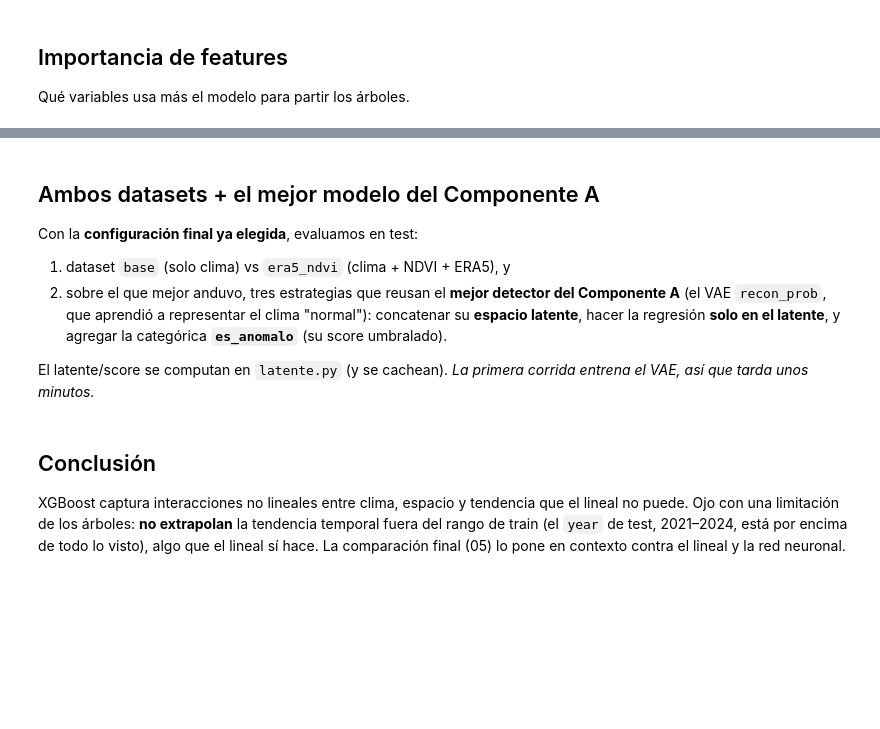
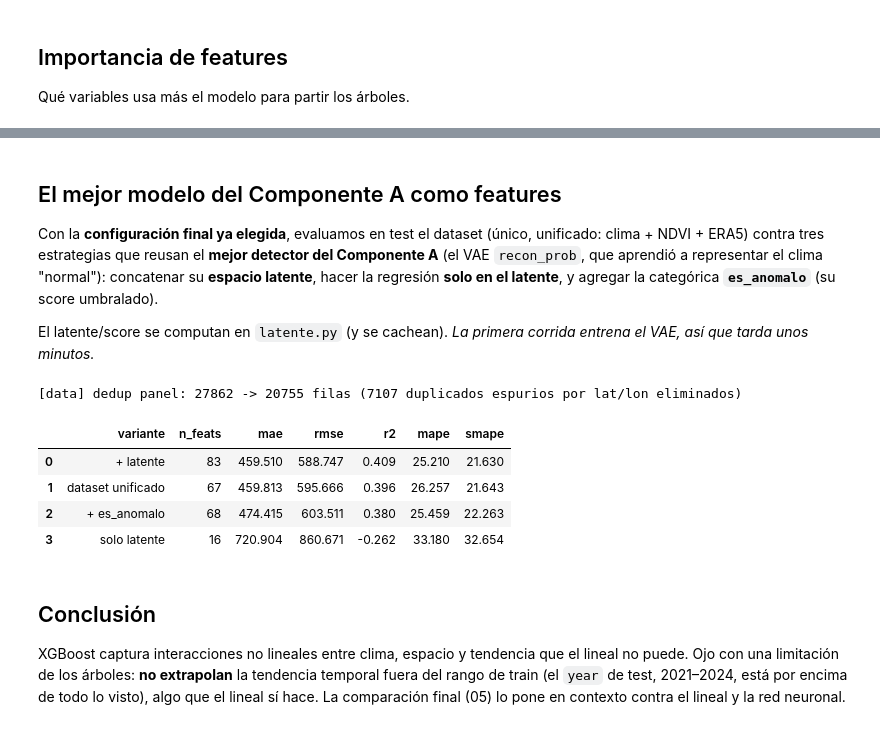
Before and after one commit to Castanosjoaquin/Trabajo_final_ML, a Jupyter notebook: componente_b/experimentos/03_hp_xgboost.ipynb, the cells around one changed output, grey strips where cells are left out. Saved outputs shown, nothing was run; the diff lists cells and outputs as text; code cells hidden in the pictures; blank space fills up the shorter version.

```diff
--- a/componente_b/experimentos/03_hp_xgboost.ipynb
+++ b/componente_b/experimentos/03_hp_xgboost.ipynb
@@ -81,22 +101,26 @@ ax.set_title('XGBoost — top 12 feature importances'); plt.tight_layout(); plt.
 # %% [markdown]
-## Ambos datasets + el mejor modelo del Componente A
+## El mejor modelo del Componente A como features
 
-Con la **configuración final ya elegida**, evaluamos en test:
-
-1. dataset `base` (solo clima) vs `era5_ndvi` (clima + NDVI + ERA5), y
-2. sobre el que mejor anduvo, tres estrategias que reusan el **mejor detector del
-   Componente A** (el VAE `recon_prob`, que aprendió a representar el clima
-   "normal"): concatenar su **espacio latente**, hacer la regresión **solo en el
-   latente**, y agregar la categórica **`es_anomalo`** (su score umbralado).
+Con la **configuración final ya elegida**, evaluamos en test el dataset (único,
+unificado: clima + NDVI + ERA5) contra tres estrategias que reusan el **mejor
+detector del Componente A** (el VAE `recon_prob`, que aprendió a representar el
+clima "normal"): concatenar su **espacio latente**, hacer la regresión **solo en
+el latente**, y agregar la categórica **`es_anomalo`** (su score umbralado).
 
 El latente/score se computan en `latente.py` (y se cachean). *La primera corrida
 entrena el VAE, así que tarda unos minutos.*
 # %%
-tabla_ds, mejor = ev.comparar_datasets_y_latente(
+tabla_lat = ev.comparar_latente(
     XGBoostRegressor, best, CULTIVO, fixed={'random_state': 42},
     vae_kwargs=dict(score_seeds=(42, 43, 44)))
-print('Mejor dataset base:', mejor)
-tabla_ds
+tabla_lat
+# %% [output]
+[data] dedup panel: 27862 -> 20755 filas (7107 duplicados espurios por lat/lon eliminados)
+|  | variante | n_feats | mae | rmse | r2 | mape | smape |
+| 0 | + latente | 83 | 459.510 | 588.747 | 0.409 | 25.210 | 21.630 |
+| 1 | dataset unificado | 67 | 459.813 | 595.666 | 0.396 | 26.257 | 21.643 |
+| 2 | + es_anomalo | 68 | 474.415 | 603.511 | 0.380 | 25.459 | 22.263 |
+| 3 | solo latente | 16 | 720.904 | 860.671 | -0.262 | 33.180 | 32.654 |
 # %% [markdown]
 ## Conclusión
 
```
Also changed, not shown: parts of 6 cells of this notebook, 45 other files.
